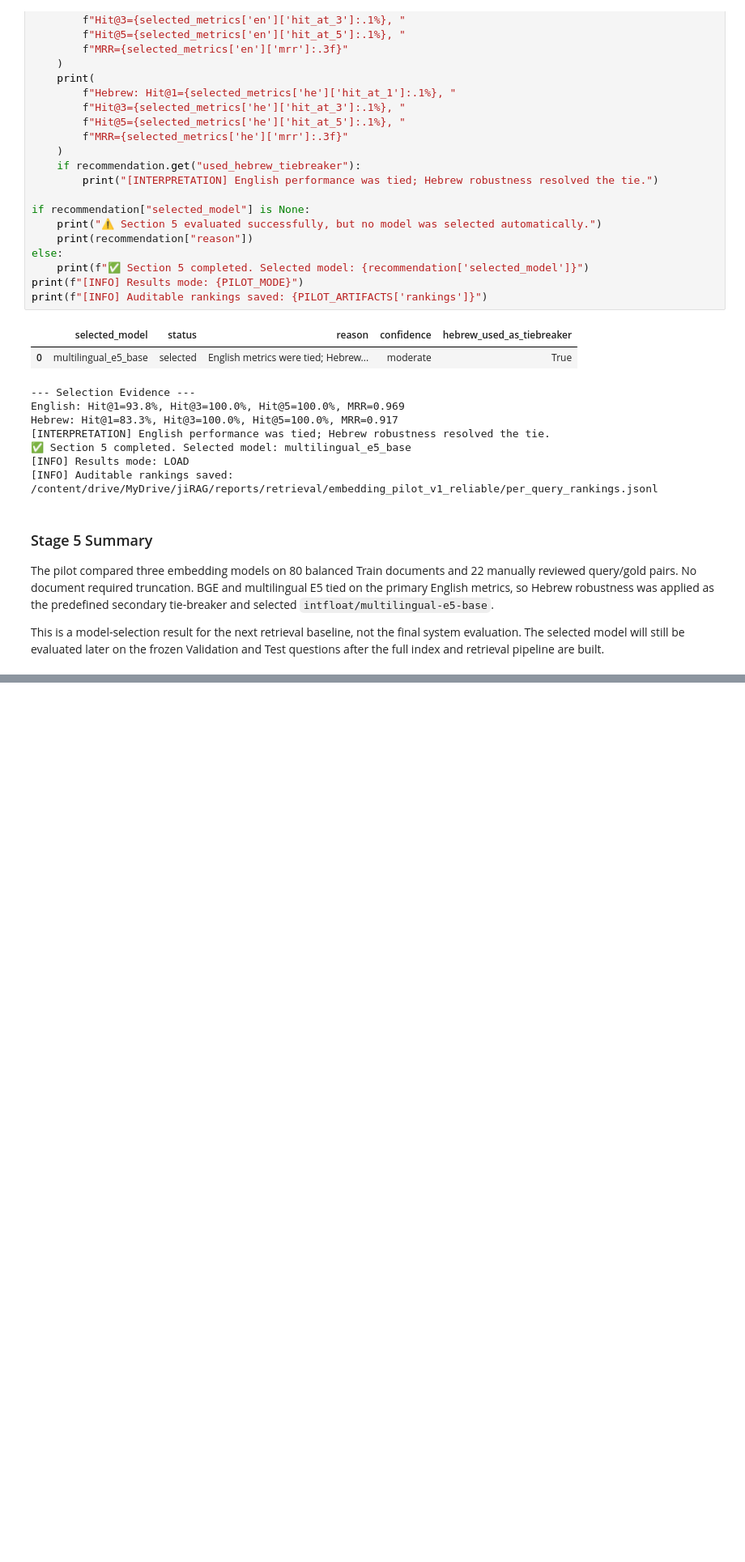
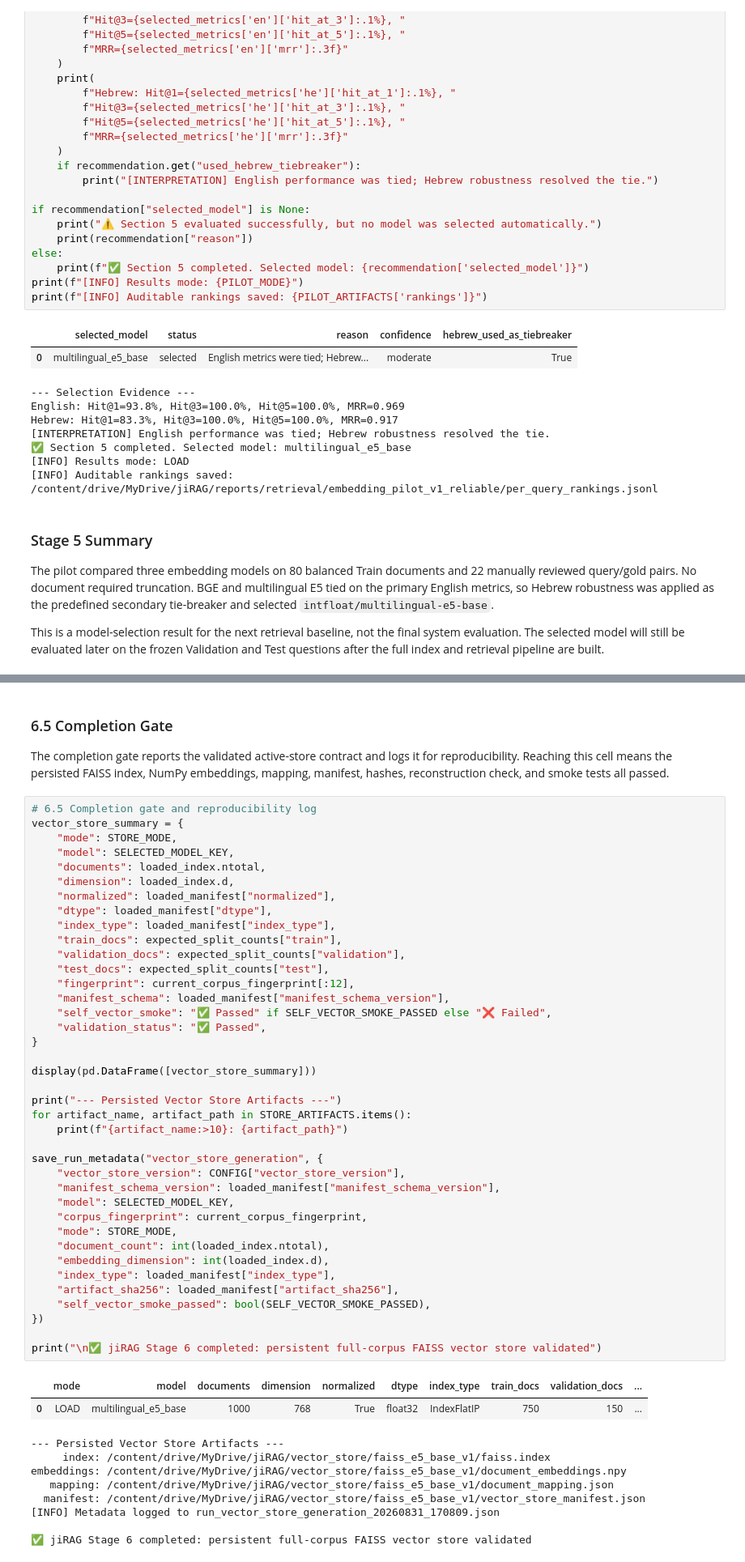
Before and after one commit to Sagitb/rag_project_google_reichman, a Jupyter notebook: jiRAG.ipynb, the cells around one changed output, grey strips where cells are left out. Shown at 81% size. Saved outputs shown, nothing was run; the diff lists cells and outputs as text; blank space fills up the shorter version.

Commit message:
Complete Stage 6 persistent FAISS vector store

```diff
--- a/jiRAG.ipynb
+++ b/jiRAG.ipynb
@@ -2758,0 +3322,54 @@ This is a model-selection result for the next retrieval baseline, not the final
+# %% [markdown]
+### 6.5 Completion Gate
+
+The completion gate reports the validated active-store contract and logs it for reproducibility. Reaching this cell means the persisted FAISS index, NumPy embeddings, mapping, manifest, hashes, reconstruction check, and smoke tests all passed.
+# %%
+# 6.5 Completion gate and reproducibility log
+vector_store_summary = {
+    "mode": STORE_MODE,
+    "model": SELECTED_MODEL_KEY,
+    "documents": loaded_index.ntotal,
+    "dimension": loaded_index.d,
+    "normalized": loaded_manifest["normalized"],
+    "dtype": loaded_manifest["dtype"],
+    "index_type": loaded_manifest["index_type"],
+    "train_docs": expected_split_counts["train"],
+    "validation_docs": expected_split_counts["validation"],
+    "test_docs": expected_split_counts["test"],
+    "fingerprint": current_corpus_fingerprint[:12],
+    "manifest_schema": loaded_manifest["manifest_schema_version"],
+    "self_vector_smoke": "✅ Passed" if SELF_VECTOR_SMOKE_PASSED else "❌ Failed",
+    "validation_status": "✅ Passed",
+}
+
+display(pd.DataFrame([vector_store_summary]))
+
+print("--- Persisted Vector Store Artifacts ---")
+for artifact_name, artifact_path in STORE_ARTIFACTS.items():
+    print(f"{artifact_name:>10}: {artifact_path}")
+
+save_run_metadata("vector_store_generation", {
+    "vector_store_version": CONFIG["vector_store_version"],
+    "manifest_schema_version": loaded_manifest["manifest_schema_version"],
+    "model": SELECTED_MODEL_KEY,
+    "corpus_fingerprint": current_corpus_fingerprint,
+    "mode": STORE_MODE,
+    "document_count": int(loaded_index.ntotal),
+    "embedding_dimension": int(loaded_index.d),
+    "index_type": loaded_manifest["index_type"],
+    "artifact_sha256": loaded_manifest["artifact_sha256"],
+    "self_vector_smoke_passed": bool(SELF_VECTOR_SMOKE_PASSED),
+})
+
+print("\n✅ jiRAG Stage 6 completed: persistent full-corpus FAISS vector store validated")
+# %% [output]
+|  | mode | model | documents | dimension | normalized | dtype | index_type | train_docs | validation_docs | ... |
+| 0 | LOAD | multilingual_e5_base | 1000 | 768 | True | float32 | IndexFlatIP | 750 | 150 | ... |
+--- Persisted Vector Store Artifacts ---
+     index: /content/drive/MyDrive/jiRAG/vector_store/faiss_e5_base_v1/faiss.index
+embeddings: /content/drive/MyDrive/jiRAG/vector_store/faiss_e5_base_v1/document_embeddings.npy
+   mapping: /content/drive/MyDrive/jiRAG/vector_store/faiss_e5_base_v1/document_mapping.json
+  manifest: /content/drive/MyDrive/jiRAG/vector_store/faiss_e5_base_v1/vector_store_manifest.json
+[INFO] Metadata logged to run_vector_store_generation_20260831_170809.json
+
+✅ jiRAG Stage 6 completed: persistent full-corpus FAISS vector store validated
```
Also changed, not shown: parts of 13 cells of this notebook.
